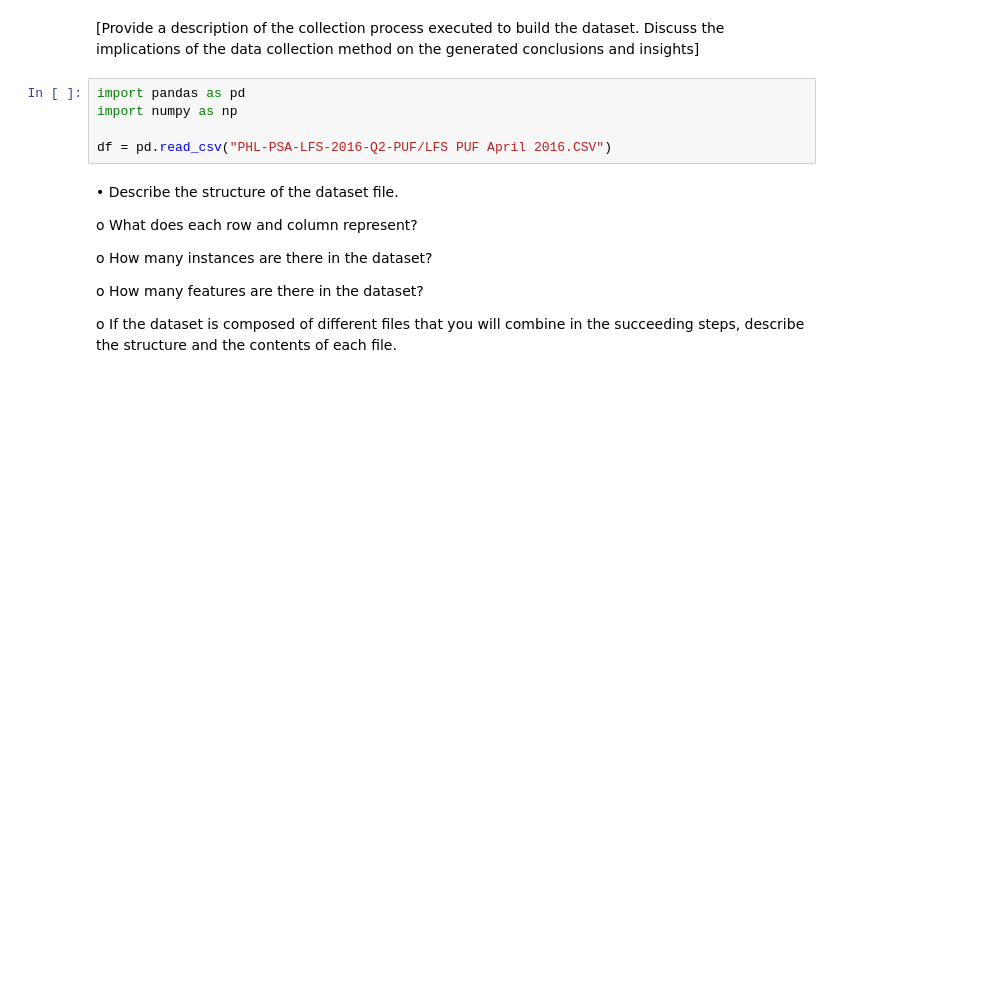
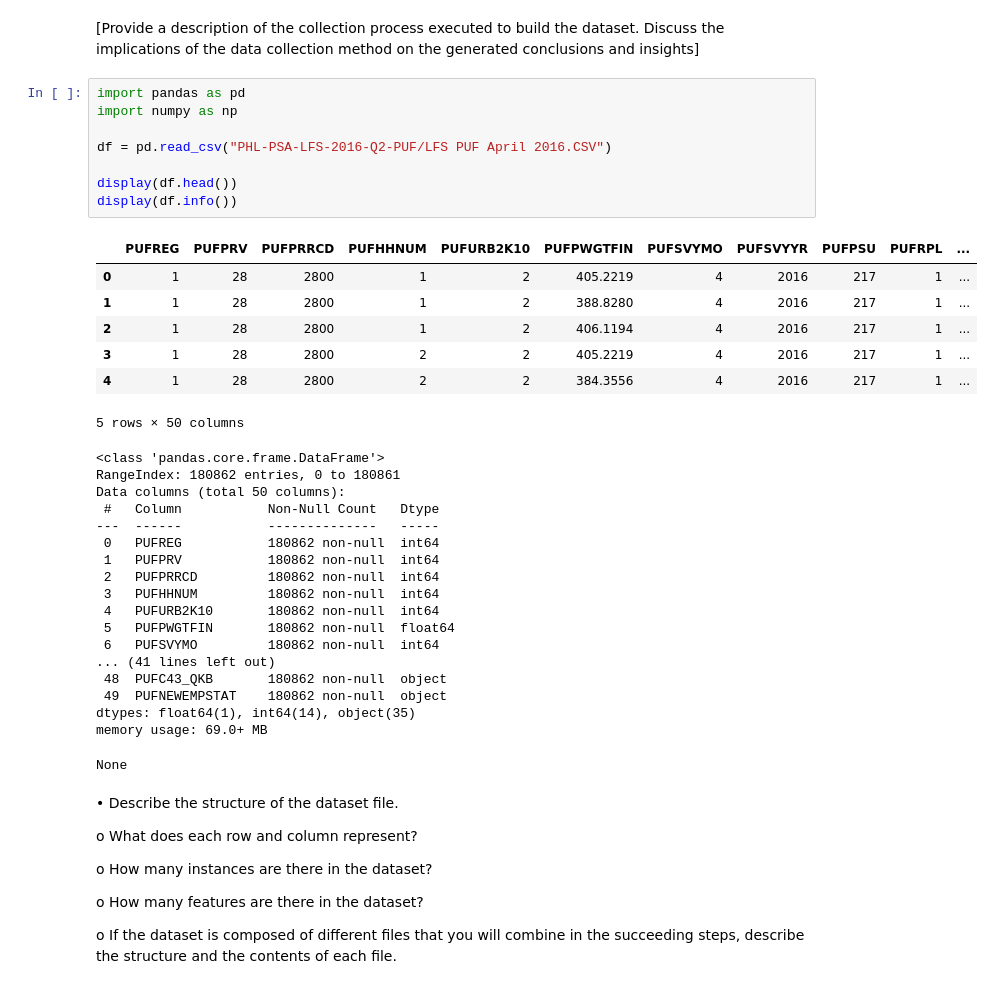
Before and after one commit to MatthewHeinz/STINTSY_MCO1, a Jupyter notebook: MCO1.ipynb, the cells around one changed output. Saved outputs shown, nothing was run; the diff lists cells and outputs as text; blank space fills up the shorter version.

```diff
--- a/MCO1.ipynb
+++ b/MCO1.ipynb
@@ -21,8 +11,37 @@ The target task (i.e., classification or regression) should be properly stated a
 # %%
 import pandas as pd
 import numpy as np
 
 df = pd.read_csv("PHL-PSA-LFS-2016-Q2-PUF/LFS PUF April 2016.CSV")
+
+display(df.head())
+display(df.info())
+# %% [output]
+|  | PUFREG | PUFPRV | PUFPRRCD | PUFHHNUM | PUFURB2K10 | PUFPWGTFIN | PUFSVYMO | PUFSVYYR | PUFPSU | PUFRPL | ... |
+| 0 | 1 | 28 | 2800 | 1 | 2 | 405.2219 | 4 | 2016 | 217 | 1 | ... |
+| 1 | 1 | 28 | 2800 | 1 | 2 | 388.8280 | 4 | 2016 | 217 | 1 | ... |
+| 2 | 1 | 28 | 2800 | 1 | 2 | 406.1194 | 4 | 2016 | 217 | 1 | ... |
+| 3 | 1 | 28 | 2800 | 2 | 2 | 405.2219 | 4 | 2016 | 217 | 1 | ... |
+| 4 | 1 | 28 | 2800 | 2 | 2 | 384.3556 | 4 | 2016 | 217 | 1 | ... |
+5 rows × 50 columns
+<class 'pandas.core.frame.DataFrame'>
+RangeIndex: 180862 entries, 0 to 180861
+Data columns (total 50 columns):
+ #   Column           Non-Null Count   Dtype
+---  ------           --------------   -----
+ 0   PUFREG           180862 non-null  int64
+ 1   PUFPRV           180862 non-null  int64
+ 2   PUFPRRCD         180862 non-null  int64
+ 3   PUFHHNUM         180862 non-null  int64
+ 4   PUFURB2K10       180862 non-null  int64
+ 5   PUFPWGTFIN       180862 non-null  float64
+ 6   PUFSVYMO         180862 non-null  int64
+... (41 lines left out)
+ 48  PUFC43_QKB       180862 non-null  object
+ 49  PUFNEWEMPSTAT    180862 non-null  object
+dtypes: float64(1), int64(14), object(35)
+memory usage: 69.0+ MB
+None
 # %% [markdown]
 • Describe the structure of the dataset file.
 
```
Also changed, not shown: parts of 72 cells of this notebook.
